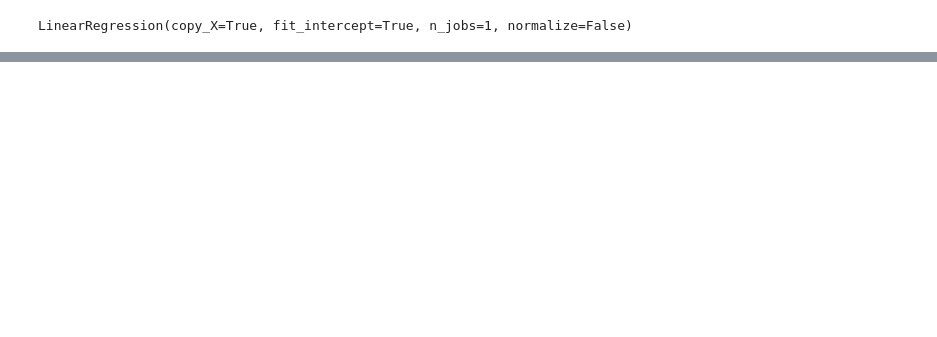
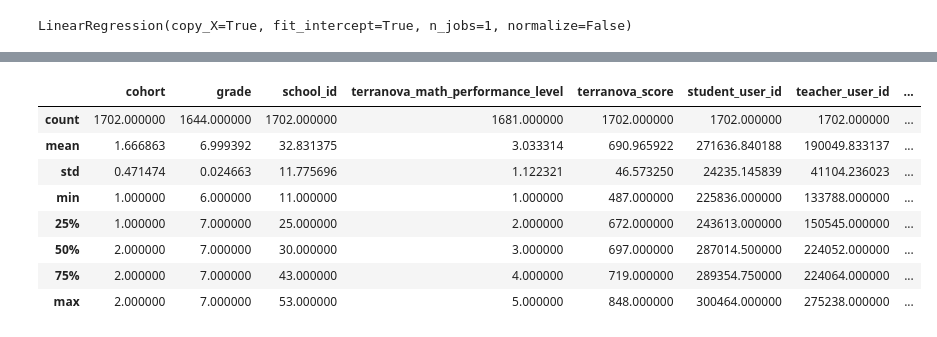
Before and after one commit to beardeer/assistments_analysis, a Jupyter notebook: pseudo pretest.ipynb, the cells around one changed output, grey strips where cells are left out. Drawn from its saved outputs; the diff is of its cells as text; code cells hidden in the pictures; blank space fills up the shorter version.

```diff
--- a/pseudo pretest.ipynb
+++ b/pseudo pretest.ipynb
@@ -149,3 +149,15 @@ iplot(fig)
 [interactive output not drawn]
 # %%
 cohort_all.to_csv('foo.csv')
+# %%
+cohort_all.describe()
+# %% [output]
+|  | cohort | grade | school_id | terranova_math_performance_level | terranova_score | student_user_id | teacher_user_id | ... |
+| count | 1702.000000 | 1644.000000 | 1702.000000 | 1681.000000 | 1702.000000 | 1702.000000 | 1702.000000 | ... |
+| mean | 1.666863 | 6.999392 | 32.831375 | 3.033314 | 690.965922 | 271636.840188 | 190049.833137 | ... |
+| std | 0.471474 | 0.024663 | 11.775696 | 1.122321 | 46.573250 | 24235.145839 | 41104.236023 | ... |
+| min | 1.000000 | 6.000000 | 11.000000 | 1.000000 | 487.000000 | 225836.000000 | 133788.000000 | ... |
+| 25% | 1.000000 | 7.000000 | 25.000000 | 2.000000 | 672.000000 | 243613.000000 | 150545.000000 | ... |
+| 50% | 2.000000 | 7.000000 | 30.000000 | 3.000000 | 697.000000 | 287014.500000 | 224052.000000 | ... |
+| 75% | 2.000000 | 7.000000 | 43.000000 | 4.000000 | 719.000000 | 289354.750000 | 224064.000000 | ... |
+| max | 2.000000 | 7.000000 | 53.000000 | 5.000000 | 848.000000 | 300464.000000 | 275238.000000 | ... |
```
